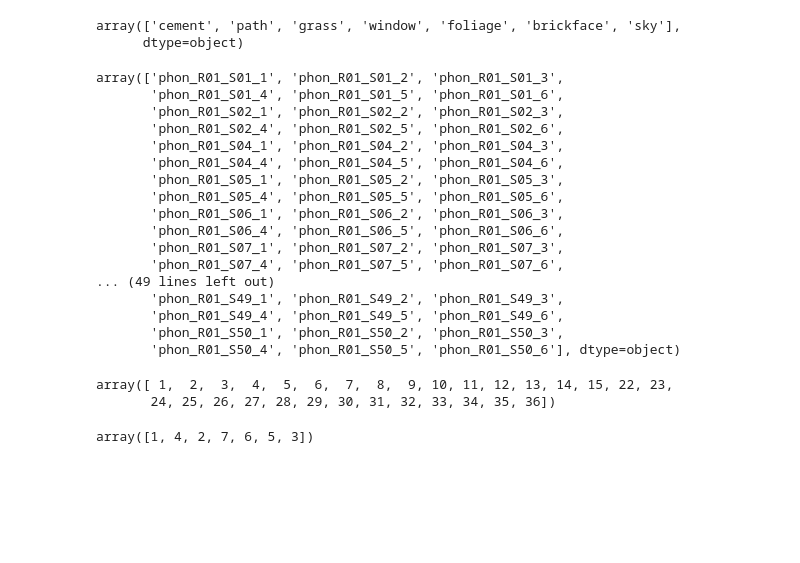
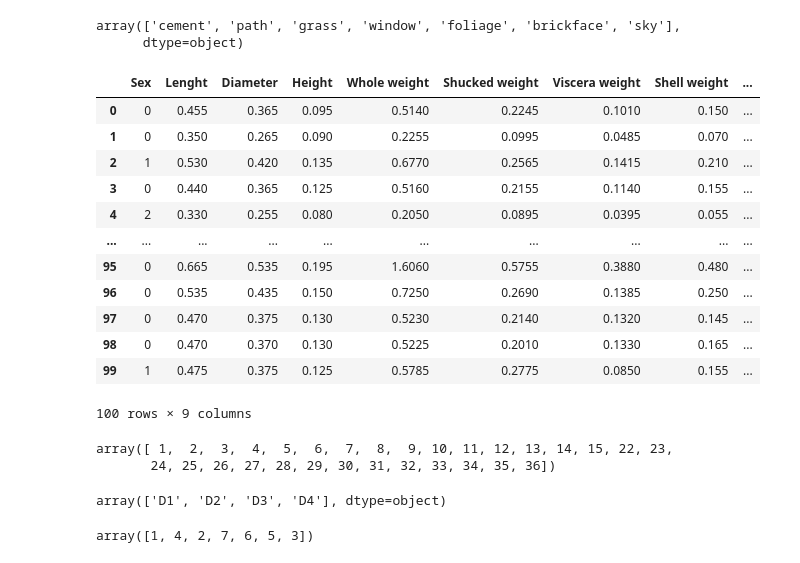
Before and after one commit to victoriapl01/Mineria_De_Datos, a Jupyter notebook: Practica2_4_IMD.ipynb, the cells around one changed output. Saved outputs shown, nothing was run; the diff lists cells and outputs as text; code cells hidden in the pictures; blank space fills up the shorter version.

```diff
--- a/Practica2_4_IMD.ipynb
+++ b/Practica2_4_IMD.ipynb
@@ -66,30 +66,30 @@ segment_y.unique()
 # %% [output]
 array(['cement', 'path', 'grass', 'window', 'foliage', 'brickface', 'sky'],
       dtype=object)
-# %%
-#Parkinson Dataset
-parkinson=pd.read_csv('https://raw.githubusercontent.com/victoriapl01/Mineria_De_Datos/main/Datasets/parkinsons.data')
-parkinson_X = parkinson.drop(['name'], axis=1)
-parkinson_y = parkinson['name']
-parkinson_y.unique()
-# %% [output]
-array(['phon_R01_S01_1', 'phon_R01_S01_2', 'phon_R01_S01_3',
-       'phon_R01_S01_4', 'phon_R01_S01_5', 'phon_R01_S01_6',
-       'phon_R01_S02_1', 'phon_R01_S02_2', 'phon_R01_S02_3',
-       'phon_R01_S02_4', 'phon_R01_S02_5', 'phon_R01_S02_6',
-       'phon_R01_S04_1', 'phon_R01_S04_2', 'phon_R01_S04_3',
-       'phon_R01_S04_4', 'phon_R01_S04_5', 'phon_R01_S04_6',
-       'phon_R01_S05_1', 'phon_R01_S05_2', 'phon_R01_S05_3',
-       'phon_R01_S05_4', 'phon_R01_S05_5', 'phon_R01_S05_6',
-       'phon_R01_S06_1', 'phon_R01_S06_2', 'phon_R01_S06_3',
-       'phon_R01_S06_4', 'phon_R01_S06_5', 'phon_R01_S06_6',
-       'phon_R01_S07_1', 'phon_R01_S07_2', 'phon_R01_S07_3',
-       'phon_R01_S07_4', 'phon_R01_S07_5', 'phon_R01_S07_6',
-... (49 lines left out)
-       'phon_R01_S49_1', 'phon_R01_S49_2', 'phon_R01_S49_3',
-       'phon_R01_S49_4', 'phon_R01_S49_5', 'phon_R01_S49_6',
-       'phon_R01_S50_1', 'phon_R01_S50_2', 'phon_R01_S50_3',
-       'phon_R01_S50_4', 'phon_R01_S50_5', 'phon_R01_S50_6'], dtype=object)
+# %%
+#abalone Dataset
+columnas=['Sex','Lenght','Diameter','Height','Whole weight','Shucked weight','Viscera weight','Shell weight','Rings']
+abalone_features=['Sex','Lenght','Diameter','Height','Whole weight','Shucked weight','Viscera weight','Shell weight']
+abalone=readDataset('https://raw.githubusercontent.com/victoriapl01/Mineria_De_Datos/main/Datasets/abalone.data',columnas)
+abalone=abalone.dropna()
+abalone['Sex']=abalone['Sex'].map({'M':0, 'F':1, 'I':2})
+abalone_X = abalone[abalone_features]
+abalone_y = abalone['Rings']
+abalone.head(100)
+# %% [output]
+|  | Sex | Lenght | Diameter | Height | Whole weight | Shucked weight | Viscera weight | Shell weight | ... |
+| 0 | 0 | 0.455 | 0.365 | 0.095 | 0.5140 | 0.2245 | 0.1010 | 0.150 | ... |
+| 1 | 0 | 0.350 | 0.265 | 0.090 | 0.2255 | 0.0995 | 0.0485 | 0.070 | ... |
+| 2 | 1 | 0.530 | 0.420 | 0.135 | 0.6770 | 0.2565 | 0.1415 | 0.210 | ... |
+| 3 | 0 | 0.440 | 0.365 | 0.125 | 0.5160 | 0.2155 | 0.1140 | 0.155 | ... |
+| 4 | 2 | 0.330 | 0.255 | 0.080 | 0.2050 | 0.0895 | 0.0395 | 0.055 | ... |
+| ... | ... | ... | ... | ... | ... | ... | ... | ... | ... |
+| 95 | 0 | 0.665 | 0.535 | 0.195 | 1.6060 | 0.5755 | 0.3880 | 0.480 | ... |
+| 96 | 0 | 0.535 | 0.435 | 0.150 | 0.7250 | 0.2690 | 0.1385 | 0.250 | ... |
+| 97 | 0 | 0.470 | 0.375 | 0.130 | 0.5230 | 0.2140 | 0.1320 | 0.145 | ... |
+| 98 | 0 | 0.470 | 0.370 | 0.130 | 0.5225 | 0.2010 | 0.1330 | 0.165 | ... |
+| 99 | 1 | 0.475 | 0.375 | 0.125 | 0.5785 | 0.2775 | 0.0850 | 0.155 | ... |
+100 rows × 9 columns
 # %%
 #Leaf dataset
 leaf=pd.read_csv('https://raw.githubusercontent.com/victoriapl01/Mineria_De_Datos/main/Datasets/leaf.csv')
@@ -108,6 +108,8 @@ soybean=readDataset('https://raw.githubusercontent.com/victoriapl01/Mineria_De_D
 soybean_X = soybean[soybean_features]
 soybean_y = soybean['class']
 soybean_y.unique()
+# %% [output]
+array(['D1', 'D2', 'D3', 'D4'], dtype=object)
 # %%
 #Zoo dataset
 columnas=['name', 'hair', 'feathers', 'eggs', 'milk', 'airborne', 'aquatic', 'predator', 'toothed', 'backbone','breathes', 'venomous', 'fins','legs', 'tail', 'domestic','catsize','type']
```
Also changed, not shown: parts of 46 cells of this notebook.
